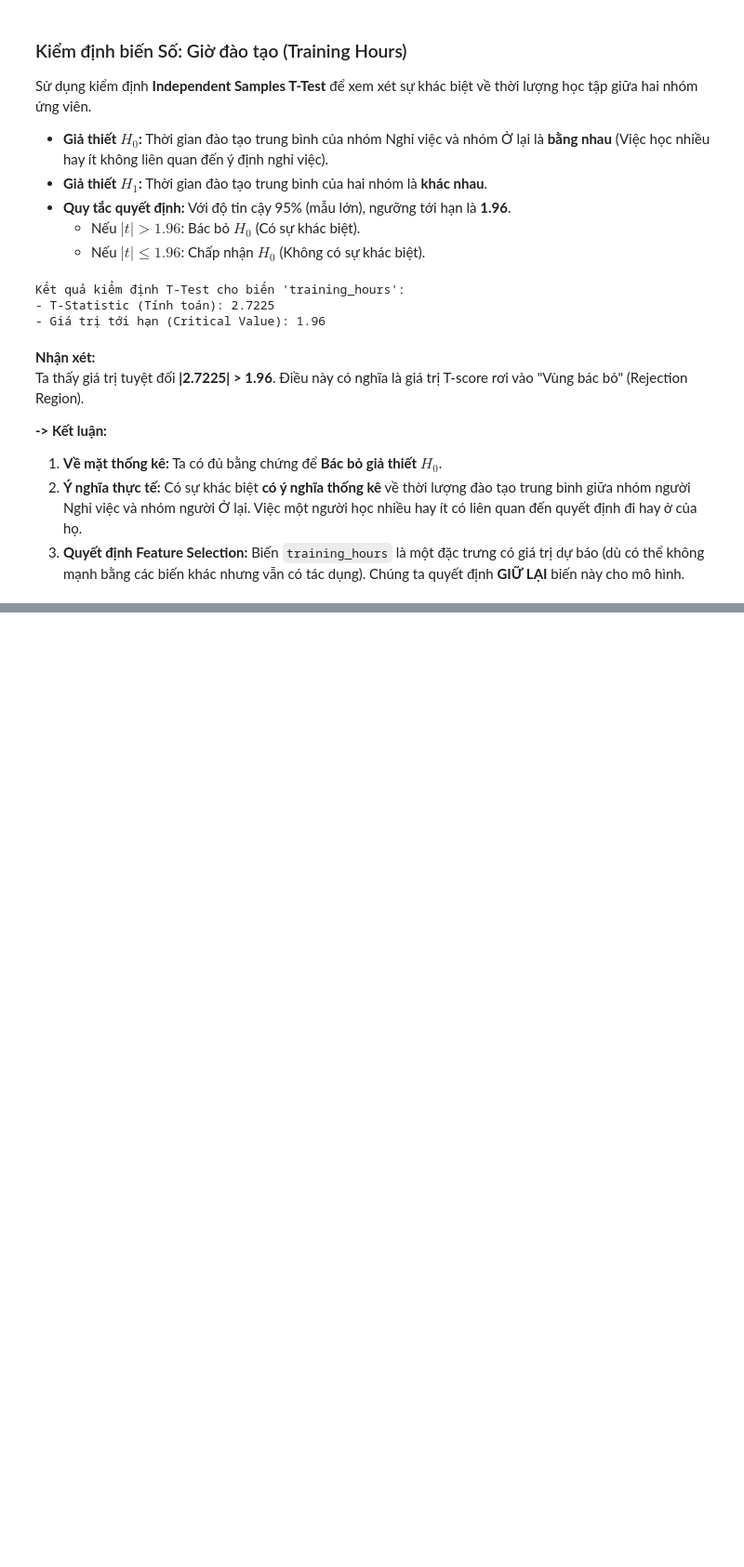
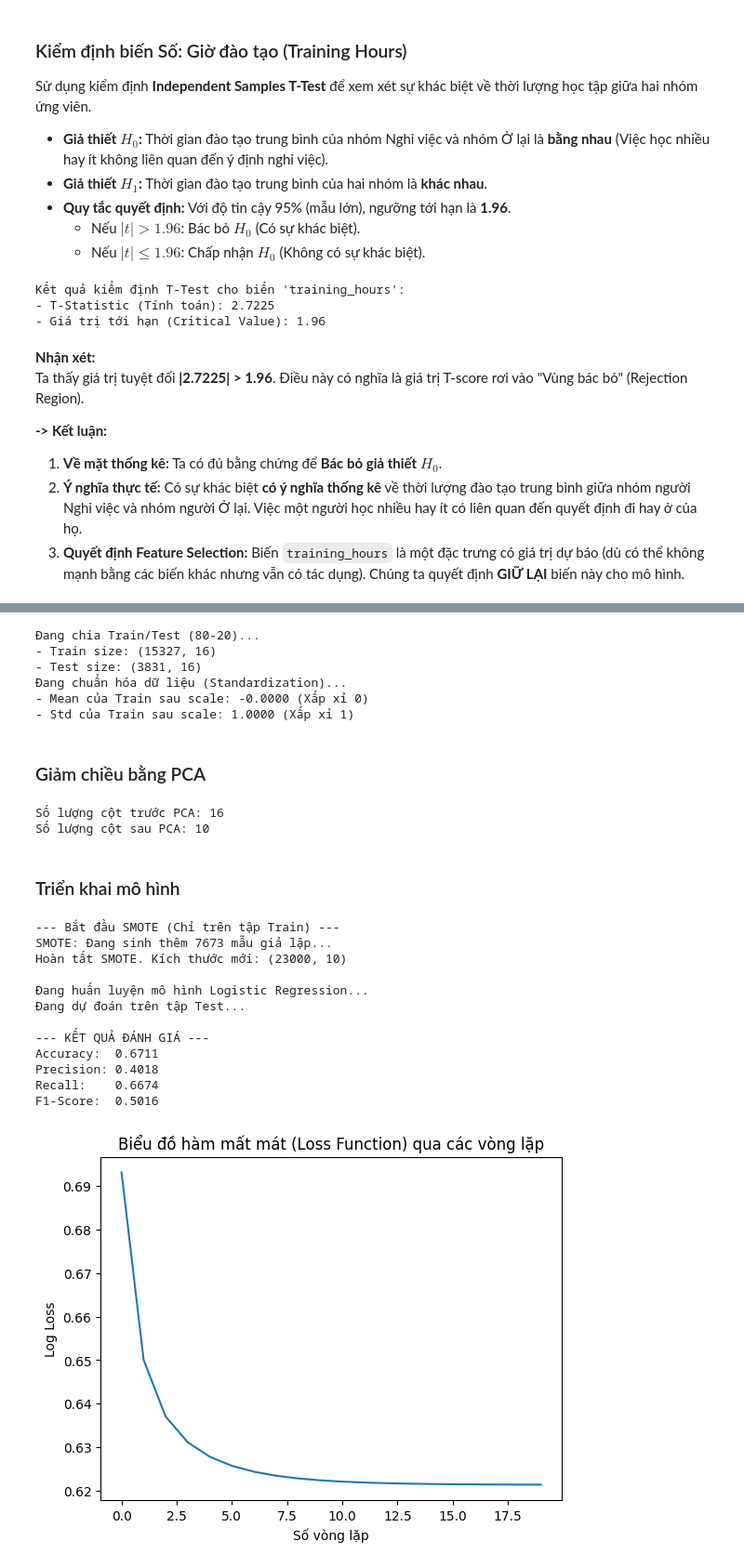
Before and after one commit to dinhtri445/data-scientist-job-change-prediction, a Jupyter notebook: notebooks/03_modeling.ipynb, the cells around one changed output, grey strips where cells are left out. Shown: that part at 93% size. Cells and saved outputs as stored; diff of their text form; code cells hidden in the pictures; blank space fills up the shorter version.

Commit message:
Hoàn thành

```diff
--- a/notebooks/03_modeling.ipynb
+++ b/notebooks/03_modeling.ipynb
@@ -273,0 +323,80 @@ Ta thấy giá trị tuyệt đối **|2.7225| > 1.96**. Điều này có nghĩa
+# %%
+# Chia tập dữ liệu
+print("Đang chia Train/Test (80-20)...")
+X_train, X_test, y_train, y_test = dp.train_test_split_numpy(X_encoded, y_encoded, test_size=0.2, seed=42)
+
+print(f"- Train size: {X_train.shape}")
+print(f"- Test size: {X_test.shape}")
+
+# Chuẩn hóa dữ liệu (Z-score Standardization)
+print("Đang chuẩn hóa dữ liệu (Standardization)...")
+X_train_scaled, X_test_scaled = dp.standard_scaler_numpy(X_train, X_test)
+
+# Kiểm tra lại xem đã chuẩn chưa (Mean ~ 0, Std ~ 1)
+print(f"- Mean của Train sau scale: {np.mean(X_train_scaled[:, 0]):.4f} (Xấp xỉ 0)")
+print(f"- Std của Train sau scale: {np.std(X_train_scaled[:, 0]):.4f} (Xấp xỉ 1)")
+# %% [output]
+Đang chia Train/Test (80-20)...
+- Train size: (15327, 16)
+- Test size: (3831, 16)
+Đang chuẩn hóa dữ liệu (Standardization)...
+- Mean của Train sau scale: -0.0000 (Xấp xỉ 0)
+- Std của Train sau scale: 1.0000 (Xấp xỉ 1)
+# %% [markdown]
+### Giảm chiều bằng PCA
+# %%
+# Thực hiện PCA (Giảm chiều)
+print(f"Số lượng cột trước PCA: {X_train_scaled.shape[1]}")
+
+X_train_pca, X_test_pca = dp.pca_numpy(X_train_scaled, X_test_scaled, n_components=10)
+
+print(f"Số lượng cột sau PCA: {X_train_pca.shape[1]}")
+
+# Gán lại biến chính để dùng cho bước sau
+X_train_final = X_train_pca
+X_test_final = X_test_pca
+# %% [output]
+Số lượng cột trước PCA: 16
+Số lượng cột sau PCA: 10
+# %% [markdown]
+### Triển khai mô hình
+# %%
+# Khởi tạo Mô hình
+model = models.LogisticRegressionNumPy(learning_rate=0.01, n_iters=2000)
+
+# cân bằng dữ liệu bằng SMOTE
+print("--- Bắt đầu SMOTE (Chỉ trên tập Train) ---")
+X_train_resampled, y_train_resampled = dp.smote_numpy(X_train_final, y_train, k_neighbors=5)
+
+# train model
+print("\nĐang huấn luyện mô hình Logistic Regression...")
+model.fit(X_train_resampled, y_train_resampled)
+
+# Dự đoán (Predict)
+print("Đang dự đoán trên tập Test...")
+y_pred = model.predict(X_test_final)
+
+# Đánh giá (Evaluation)
+print("\n--- KẾT QUẢ ĐÁNH GIÁ ---")
+metrics = models.classification_report_numpy(y_test, y_pred)
+
+# Vẽ biểu đồ Loss (Để chứng minh Gradient Descent hoạt động)
+plt.plot(model.costs)
+plt.title("Biểu đồ hàm mất mát (Loss Function) qua các vòng lặp")
+plt.xlabel("Số vòng lặp")
+plt.ylabel("Log Loss")
+plt.show()
+# %% [output]
+--- Bắt đầu SMOTE (Chỉ trên tập Train) ---
+SMOTE: Đang sinh thêm 7673 mẫu giả lập...
+Hoàn tất SMOTE. Kích thước mới: (23000, 10)
+
+Đang huấn luyện mô hình Logistic Regression...
+Đang dự đoán trên tập Test...
+
+--- KẾT QUẢ ĐÁNH GIÁ ---
+Accuracy:  0.6711
+Precision: 0.4018
+Recall:    0.6674
+F1-Score:  0.5016
+[figure, added]
```
Also changed, not shown: parts of 12 cells of this notebook, 6 other files.
